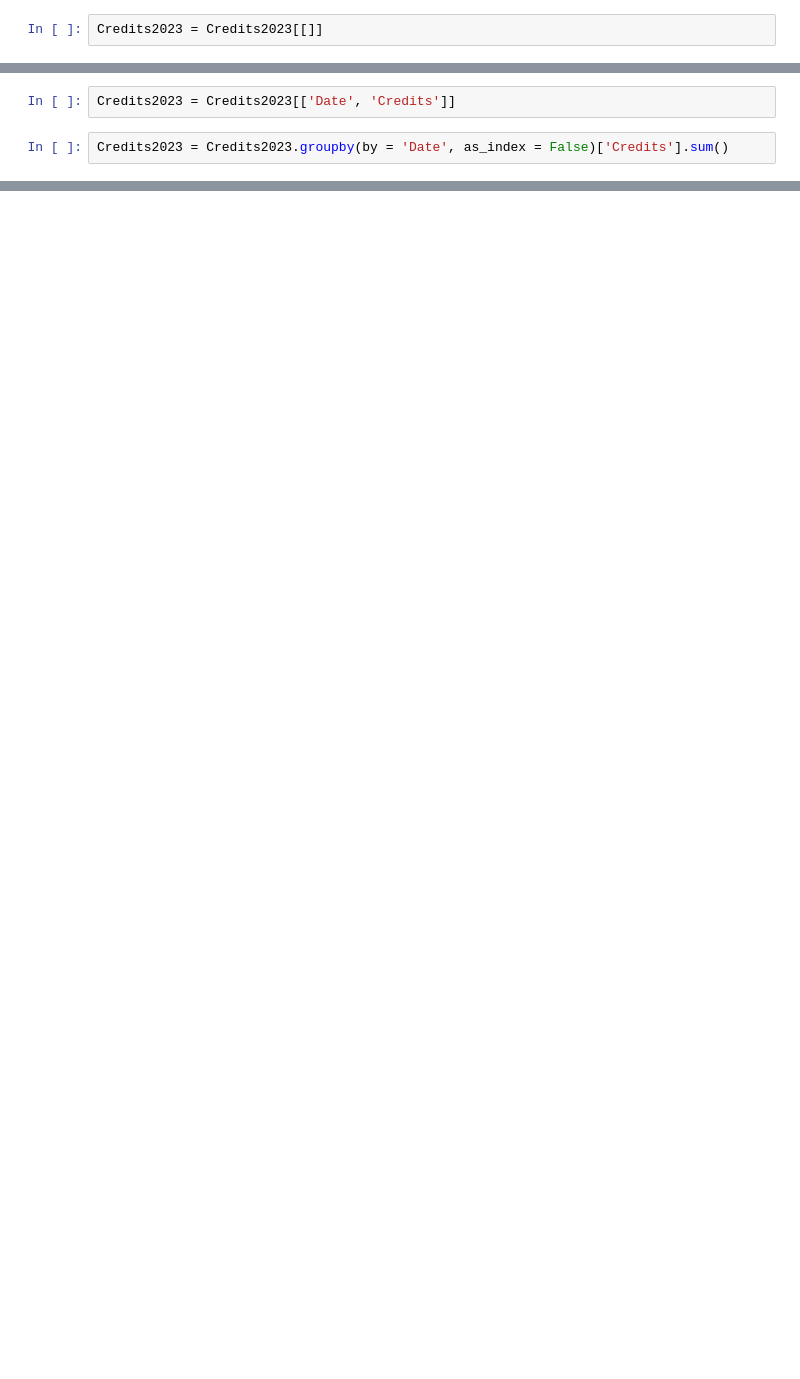
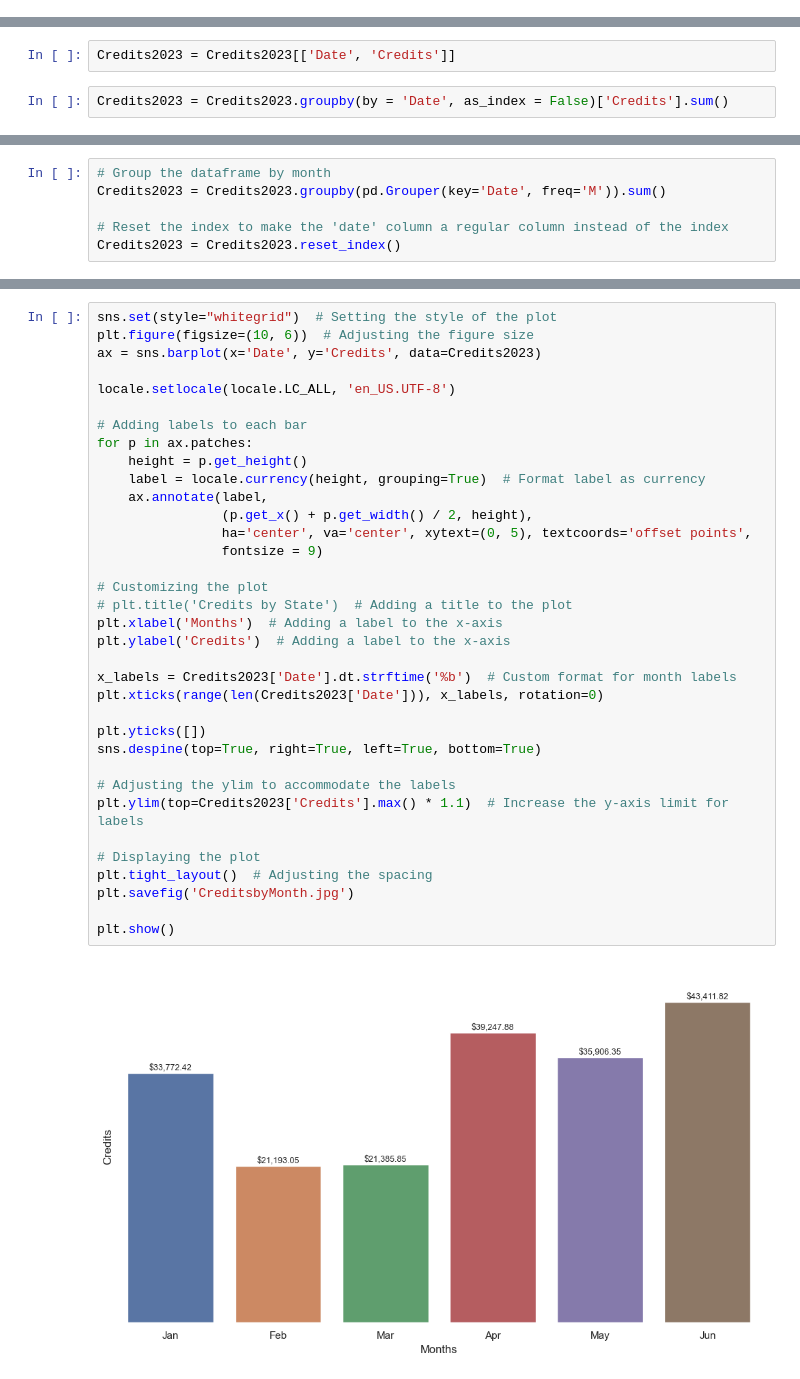
Before and after one commit to M4nuelj/Data_Processes, a Jupyter notebook: CreditsAnalysis.ipynb, the cells around one changed output, grey strips where cells are left out. Drawn from its saved outputs; the diff is of its cells as text; blank space fills up the shorter version.

Commit message:
Credits Update

```diff
--- a/CreditsAnalysis.ipynb
+++ b/CreditsAnalysis.ipynb
@@ -290,5 +290,3 @@ Credits2023.reset_index(drop = True, inplace = True)
 Credits2023 = Credits2023.rename(columns = {'Sales': 'Credits'})
 # %%
 Credits2023 = Credits2023[(Credits2023.CreditReason == 'Spoilage - Customer')| (Credits2023.CreditReason == 'Bad Appearance')]
-# %%
-Credits2023 = Credits2023[[]]
@@ -325,0 +297,6 @@ CreditsSales2023.head()
+# %%
+# Group the dataframe by month
+Credits2023 = Credits2023.groupby(pd.Grouper(key='Date', freq='M')).sum()
+
+# Reset the index to make the 'date' column a regular column instead of the index
+Credits2023 = Credits2023.reset_index()
@@ -325,0 +317,37 @@ CreditsSales2023.head()
+# %%
+sns.set(style="whitegrid")  # Setting the style of the plot
+plt.figure(figsize=(10, 6))  # Adjusting the figure size
+ax = sns.barplot(x='Date', y='Credits', data=Credits2023)
+
+locale.setlocale(locale.LC_ALL, 'en_US.UTF-8')
+
+# Adding labels to each bar
+for p in ax.patches:
+    height = p.get_height()
+    label = locale.currency(height, grouping=True)  # Format label as currency
+    ax.annotate(label,
+                (p.get_x() + p.get_width() / 2, height),
+                ha='center', va='center', xytext=(0, 5), textcoords='offset points',
+                fontsize = 9)
+
+# Customizing the plot
+# plt.title('Credits by State')  # Adding a title to the plot
+plt.xlabel('Months')  # Adding a label to the x-axis
+plt.ylabel('Credits')  # Adding a label to the x-axis
+
+x_labels = Credits2023['Date'].dt.strftime('%b')  # Custom format for month labels
+plt.xticks(range(len(Credits2023['Date'])), x_labels, rotation=0)
+
+plt.yticks([])
+sns.despine(top=True, right=True, left=True, bottom=True)
+
+# Adjusting the ylim to accommodate the labels
+plt.ylim(top=Credits2023['Credits'].max() * 1.1)  # Increase the y-axis limit for labels
+
+# Displaying the plot
+plt.tight_layout()  # Adjusting the spacing
+plt.savefig('CreditsbyMonth.jpg')
+
+plt.show()
+# %% [output]
+[figure, added]
```
Also changed, not shown: parts of 6 cells of this notebook.
